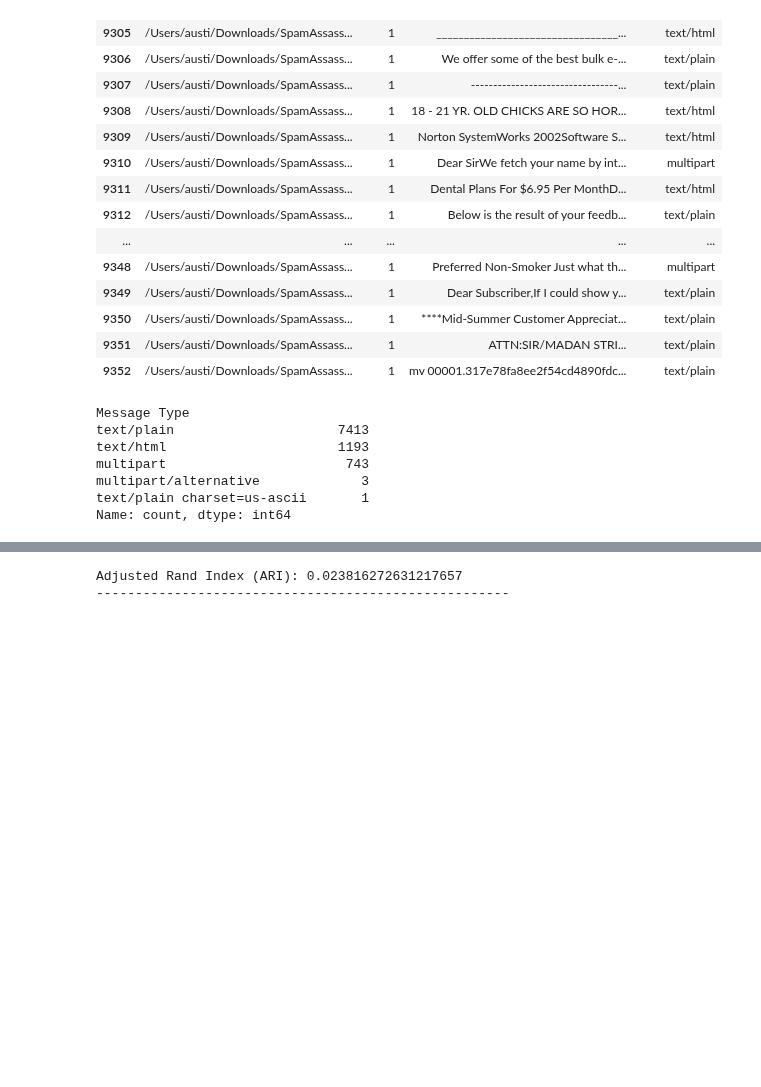
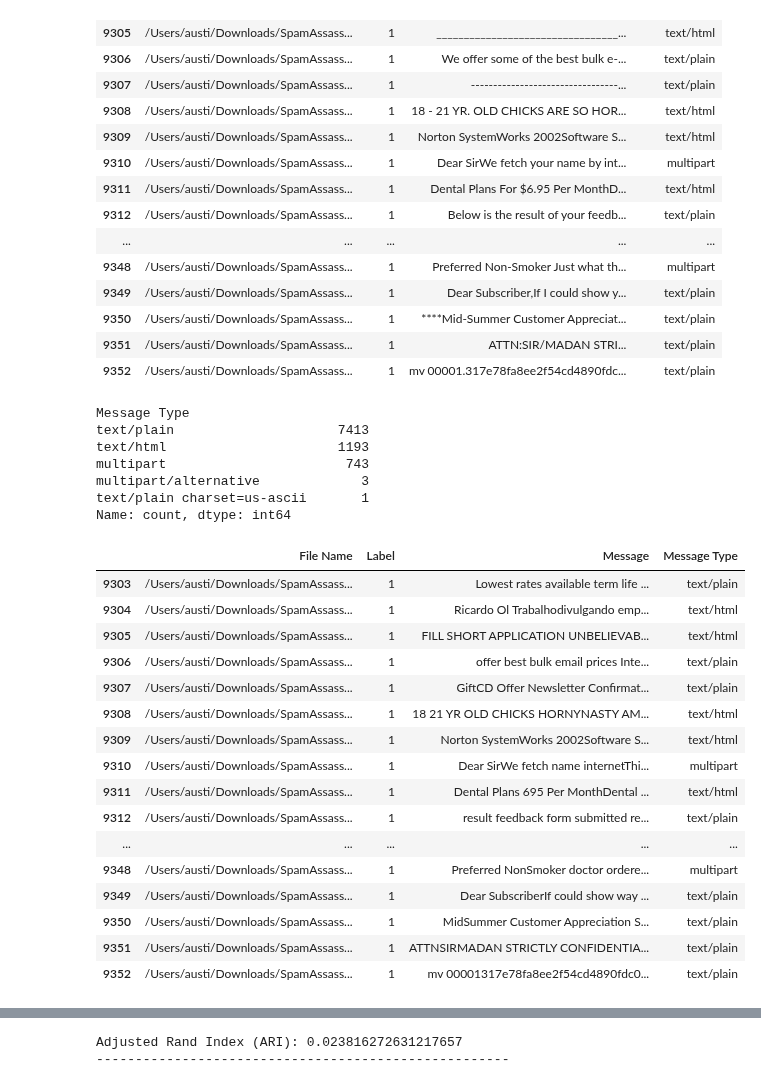
Before and after one commit to taddbackus/qtw, a Jupyter notebook: Case Study 3/caseStudy3 v4.ipynb, the cells around one changed output, grey strips where cells are left out. Saved outputs shown, nothing was run; the diff lists cells and outputs as text; code cells hidden in the pictures; blank space fills up the shorter version.

```diff
--- a/Case Study 3/caseStudy3 v4.ipynb
+++ b/Case Study 3/caseStudy3 v4.ipynb
@@ -182,3 +202,26 @@ for file in msgToFix:
+# %%
+df['Message'] = df['Message'].apply(remove_stopwords)
+df['Message'] = df['Message'].apply(remove_punctuation_and_special_characters)
+
+df.tail(50)
+# %% [output]
+|  | File Name | Label | Message | Message Type |
+| 9303 | /Users/austi/Downloads/SpamAssass... | 1 | Lowest rates available term life ... | text/plain |
+| 9304 | /Users/austi/Downloads/SpamAssass... | 1 | Ricardo Ol Trabalhodivulgando emp... | text/html |
+| 9305 | /Users/austi/Downloads/SpamAssass... | 1 | FILL SHORT APPLICATION UNBELIEVAB... | text/html |
+| 9306 | /Users/austi/Downloads/SpamAssass... | 1 | offer best bulk email prices Inte... | text/plain |
+| 9307 | /Users/austi/Downloads/SpamAssass... | 1 | GiftCD Offer Newsletter Confirmat... | text/plain |
+| 9308 | /Users/austi/Downloads/SpamAssass... | 1 | 18 21 YR OLD CHICKS HORNYNASTY AM... | text/html |
+| 9309 | /Users/austi/Downloads/SpamAssass... | 1 | Norton SystemWorks 2002Software S... | text/html |
+| 9310 | /Users/austi/Downloads/SpamAssass... | 1 | Dear SirWe fetch name internetThi... | multipart |
+| 9311 | /Users/austi/Downloads/SpamAssass... | 1 | Dental Plans 695 Per MonthDental ... | text/html |
+| 9312 | /Users/austi/Downloads/SpamAssass... | 1 | result feedback form submitted re... | text/plain |
+| ... | ... | ... | ... | ... |
+| 9348 | /Users/austi/Downloads/SpamAssass... | 1 | Preferred NonSmoker doctor ordere... | multipart |
+| 9349 | /Users/austi/Downloads/SpamAssass... | 1 | Dear SubscriberIf could show way ... | text/plain |
+| 9350 | /Users/austi/Downloads/SpamAssass... | 1 | MidSummer Customer Appreciation S... | text/plain |
+| 9351 | /Users/austi/Downloads/SpamAssass... | 1 | ATTNSIRMADAN STRICTLY CONFIDENTIA... | text/plain |
+| 9352 | /Users/austi/Downloads/SpamAssass... | 1 | mv 00001317e78fa8ee2f54cd4890fdc0... | text/plain |
 # %%
 vectorizer = CountVectorizer()
 textVector = vectorizer.fit_transform(messages)
```
Also changed, not shown: parts of 6 cells of this notebook.
